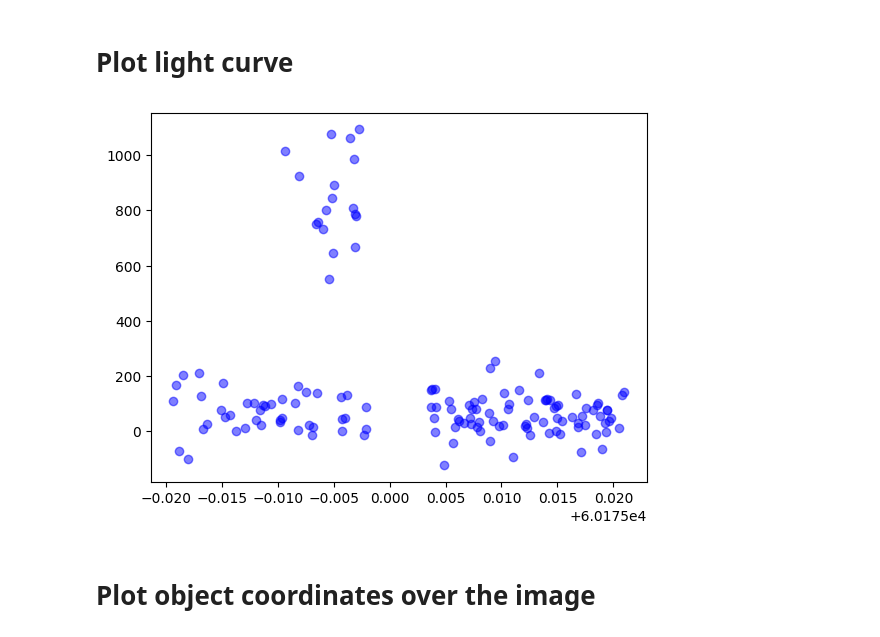
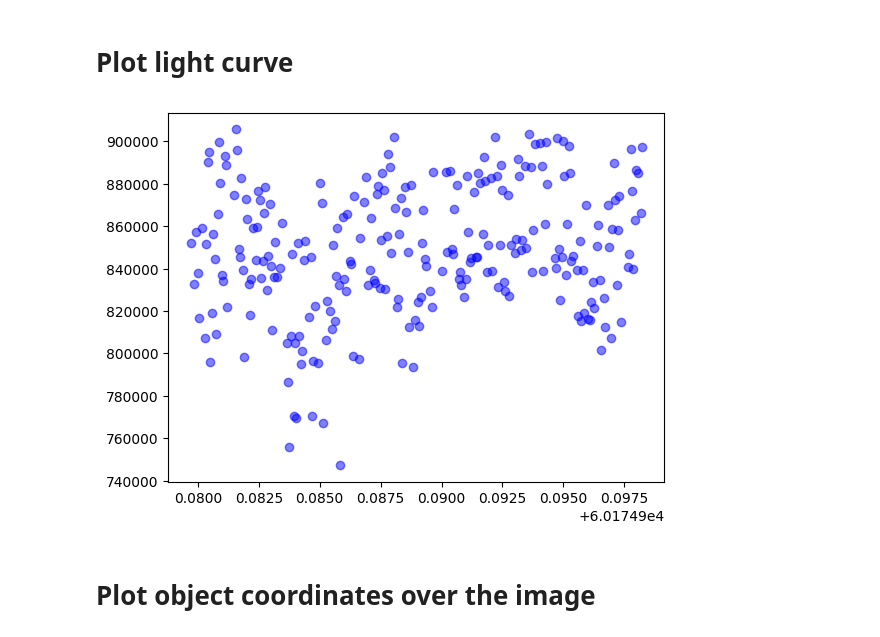
Before and after one commit to DBernardes/Tools-for-the-MOPTOP-pipeline-products, a Jupyter notebook: photometry_extraction.ipynb, the cells around one changed output. Drawn from its saved outputs; the diff is of its cells as text; code cells hidden in the pictures.

```diff
--- a/photometry_extraction.ipynb
+++ b/photometry_extraction.ipynb
@@ -115,44 +112,48 @@ Set MJD-END to 60175.021668 from DATE-END'. [astropy.wcs.wcs]
 # %%
 import matplotlib.pyplot as plt
 import pandas as pd
 import os
 import numpy as np
 
 star_name = "GRB 230818A"
 experiment = "all data"
 src_path = os.path.join(
     "..", "Pol charact MOPTOP", "Scientific objects", star_name, experiment
 )
+csv_path = os.path.join(src_path, "csv", "first set")
 
-csv_file = os.path.join(src_path, "csv", "comparison_2.csv")
+
+csv_file = os.path.join(csv_path, "original.csv")
+df = pd.read_csv(csv_file)
+original = df["star_photons"]
+csv_file = os.path.join(csv_path, "comparison_1.csv")
 df = pd.read_csv(csv_file)
 comp_1 = df["star_photons"]
-csv_file = os.path.join(src_path, "csv", "comparison_2.csv")
+csv_file = os.path.join(csv_path, "comparison_2.csv")
 df = pd.read_csv(csv_file)
 comp_2 = df["star_photons"]
-csv_file = os.path.join(src_path, "csv", "candidate_1.csv")
+csv_file = os.path.join(csv_path, "candidate_1.csv")
 df = pd.read_csv(csv_file)
 cand_1 = df["star_photons"]
-csv_file = os.path.join(src_path, "csv", "candidate_2.csv")
+csv_file = os.path.join(csv_path, "candidate_2.csv")
 df = pd.read_csv(csv_file)
 cand_2 = df["star_photons"]
-csv_file = os.path.join(src_path, "csv", "candidate_3.csv")
+csv_file = os.path.join(csv_path, "candidate_3.csv")
 df = pd.read_csv(csv_file)
 cand_3 = df["star_photons"]
 
-cand_1 /= comp_2 + comp_1
+comp = comp_2 + comp_1
+cand_1 /= comp
 cand_1 /= np.median(cand_1)
-
-cand_2 /= comp_2 + comp_1
+cand_2 /= comp
 cand_2 /= np.median(cand_2)
-
-cand_3 /= comp_2 + comp_1
+cand_3 /= comp
 cand_3 /= np.median(cand_3)
 
-plt.plot(df["mjd"], cand_2, "bo", alpha=0.5)
+plt.plot(df["mjd"], comp_1, "bo", alpha=0.5)
 plt.show()
 # %% [output]
-[figure, old version]
+[figure, new version]
 # %% [markdown]
 # Plot object coordinates over the image
 # %%
```
Also changed, not shown: parts of 2 cells of this notebook, 2 other files.
